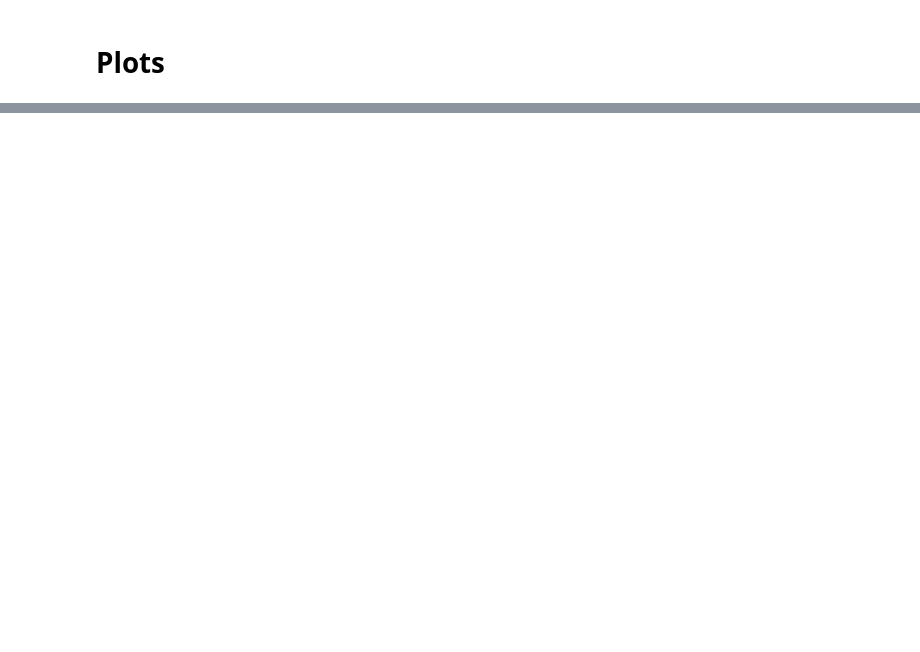
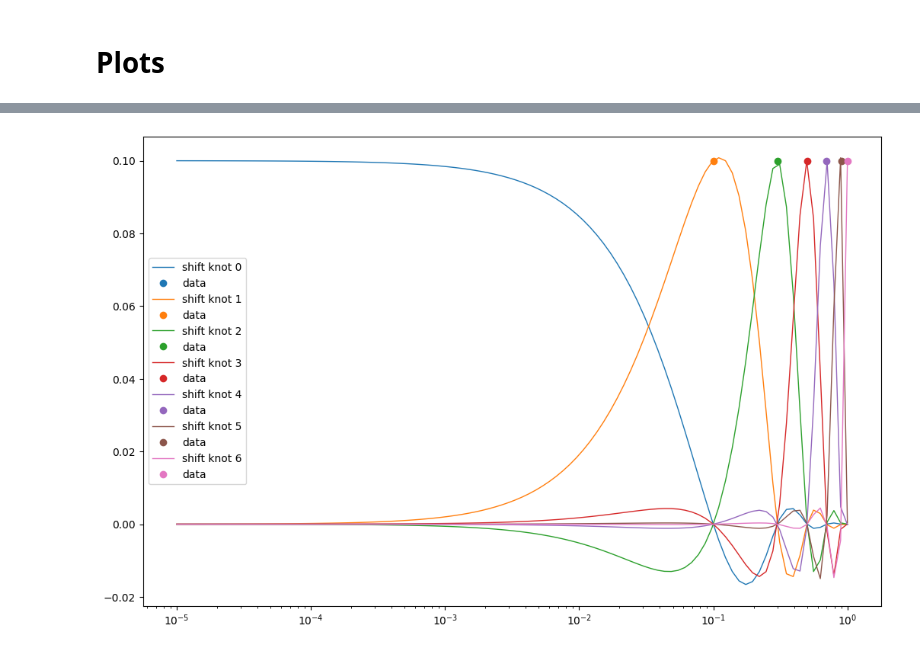
Before and after one commit to RoyStegeman/higher_twist, a Jupyter notebook: higher_twist/ht_ABMP.ipynb, the cells around one changed output, grey strips where cells are left out. Drawn from its saved outputs; the diff is of its cells as text; code cells hidden in the pictures; blank space fills up the shorter version.

```diff
--- a/higher_twist/ht_ABMP.ipynb
+++ b/higher_twist/ht_ABMP.ipynb
@@ -337,0 +530,24 @@ deuteron_HL.plot_wrapper(save=True)
+# %%
+x_nodes_test = proton_H2.x_nodes
+predictions_test = [0.1 for pred in proton_H2.preds]#[pred.central for pred in proton_H2.preds]
+# %%
+def x_nodes_prior_and_preds(k):
+  nodes_prior = np.zeros_like(x_nodes_test)
+  nodes_prior[k] = x_nodes_test[k]
+  pred_prior = np.zeros_like(x_nodes_test)
+  pred_prior[k] = predictions_test[k]
+  return nodes_prior, pred_prior
+# %%
+xv = np.logspace(-5, -0.0001, 100)
+fig, ax = plt.subplots(figsize=(12.5, 8))
+
+for k in range(len(x_nodes_test)):
+  node, pre = x_nodes_prior_and_preds(k)
+  CStest = sp.interpolate.CubicSpline(x_nodes_test, pre)
+  pl = ax.plot(xv, CStest(xv), ls = "-", lw = 1, label=f'shift knot {k}')
+  knots = ax.plot(node[k], pre[k], 'o', label='data', color=pl[0].get_color())
+
+ax.legend()
+ax.set_xscale("log")
+# %% [output]
+[figure, added]
```
Also changed, not shown: parts of 11 cells of this notebook, 1 other file.
